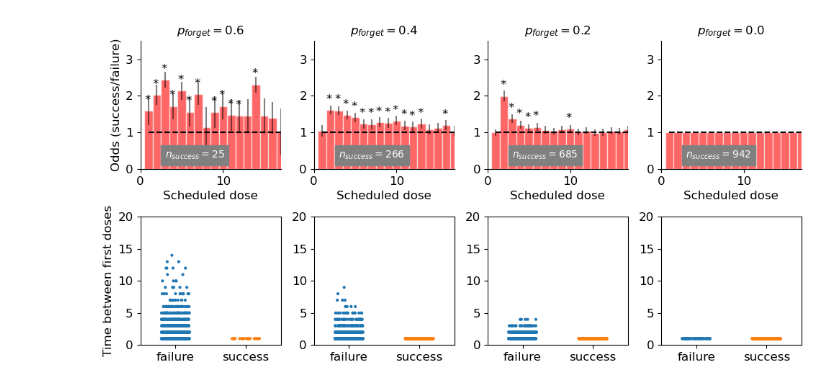
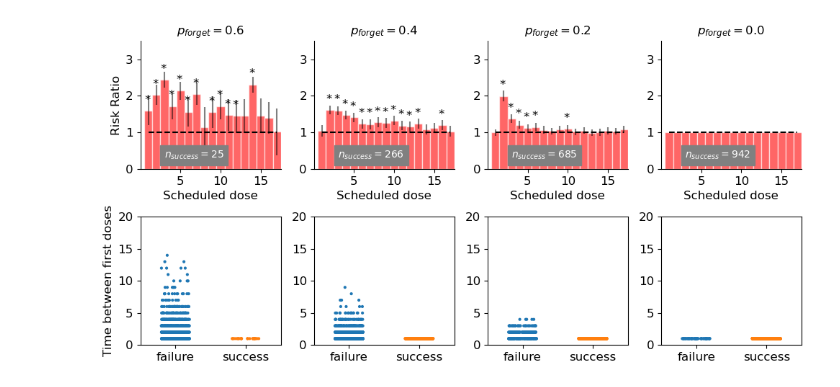
Before and after one commit to eshanking/seascapes_figures, a Jupyter notebook: figure_code/non_adherence_fig.ipynb, the cells around one changed output. Saved outputs shown, nothing was run; the diff lists cells and outputs as text; code cells hidden in the pictures.

```diff
--- a/figure_code/non_adherence_fig.ipynb
+++ b/figure_code/non_adherence_fig.ipynb
@@ -162,23 +244,23 @@ fig.tight_layout()
 # %%
-fig,ax = plt.subplots(figsize=(4,4))
+# fig,ax = plt.subplots(figsize=(4,4))
 
-cmap = plt.cm.get_cmap('copper')
+# cmap = plt.cm.get_cmap('copper')
 
-xticks = np.arange(0,pop.n_timestep,96)
+# xticks = np.arange(0,pop.n_timestep,96)
 
-indx = 0
-for p in exp_info.populations:
-    ax.plot(p.drug_curve,color=cmap(indx/(n_conditions-1)),linewidth=2,label='$p_{drop}$ = ' + str(p.prob_drop))
+# indx = 0
+# for p in exp_info.populations:
+#     ax.plot(p.drug_curve,color=cmap(indx/(n_conditions-1)),linewidth=2,label='$p_{drop}$ = ' + str(p.prob_drop))
 
-    ax.set_xticks(xticks)
+#     ax.set_xticks(xticks)
 
-    ax = plotter.x_ticks_to_days(p,ax)
-    ax.set_xlim([xmin,xmax])
-    indx+=1
+#     ax = plotter.x_ticks_to_days(p,ax)
+#     ax.set_xlim([xmin,xmax])
+#     indx+=1
 
-ax.legend(frameon=False,fontsize=10)
-ax.spines["right"].set_visible(False)
-ax.spines["top"].set_visible(False)
+# ax.legend(frameon=False,fontsize=10)
+# ax.spines["right"].set_visible(False)
+# ax.spines["top"].set_visible(False)
 
-ax.set_xlabel('Time (days)',fontsize=12)
-ax.set_ylabel('Drug concentration (ug/mL)',fontsize=12)
+# ax.set_xlabel('Time (days)',fontsize=12)
+# ax.set_ylabel('Drug concentration (ug/mL)',fontsize=12)
@@ -189,7 +268,7 @@ Text(0, 0.5, 'Drug concentration (ug/mL)')
 def compute_doses(regimen,pop):
 
     dose_schedule = pop.dose_schedule/pop.timestep_scale
-    n_doses = int(np.floor(pop.n_timestep/dose_schedule))
+    n_doses = int(np.floor(pop.regimen_length/dose_schedule))
 
     doses = np.zeros(n_doses)
 
@@ -222,7 +301,8 @@ if pop.dwell:
 else:
     dwell_doses = 0
 
-n_scheduled_doses = int(np.floor(pop.n_timestep/gap))-dwell_doses
+# n_scheduled_doses = int(np.floor(pop.n_timestep/gap))-dwell_doses
+n_scheduled_doses = int(np.floor(pop.regimen_length/gap))-dwell_doses
 
 max_doses = int(np.sum(pop.impulses))
 
@@ -334,6 +414,9 @@ for exp in exp_folders_t:
     ax.text(x=3,y=0.3,s='$n_{success} = $' + str(n_extinct),
             backgroundcolor='gray',color='w')
 
+    ax.set_xticks([5,10,15,20])
+    ax.set_xlim(0,n_scheduled_doses+0.5)
+
     ax = ax_list[1,num]
 
     time_between_surv = []
@@ -347,32 +430,34 @@ for exp in exp_folders_t:
     for e in extinct_sched:
         doses = np.argwhere(e==1)
         if len(doses) > 1:
             time_between_ext.append((doses[1]-doses[0])[0])
 
     d = {'survived':time_between_surv,
             'extinct':time_between_ext}
 
     # df = pd.DataFrame(d)
 
     sns.stripplot(ax=ax,data=[time_between_surv,time_between_ext],size=3,
                     jitter=0.2)
 
     # ax.tight_layout()
     ax.set_xticklabels(['failure','success'])
 
     ax.set_yticks([0,5,10,15,20])
     ax.set_ylim(0,20)
 
     ax.tick_params(axis='x', labelsize=12)
     ax.tick_params(axis='y', labelsize=12)
 
     # ax.set_ylabel('Time between first doses',fontsize=12)
 
     num+=1
 
-ax_list[0,0].set_ylabel('Odds (success/failure)',fontsize=12)
+ax_list[0,0].set_ylabel('Risk Ratio',fontsize=12)
 ax_list[1,0].set_ylabel('Time between first doses',fontsize=12)
 # fig2.tight_layout()
 fig.tight_layout()
+
+fig.savefig('figures/nonadherence_analysis.pdf',bbox_inches='tight')
 # %% [output]
-[figure, old version]
+[figure, new version]
```
Also changed, not shown: parts of 5 cells of this notebook, 13 other files.
